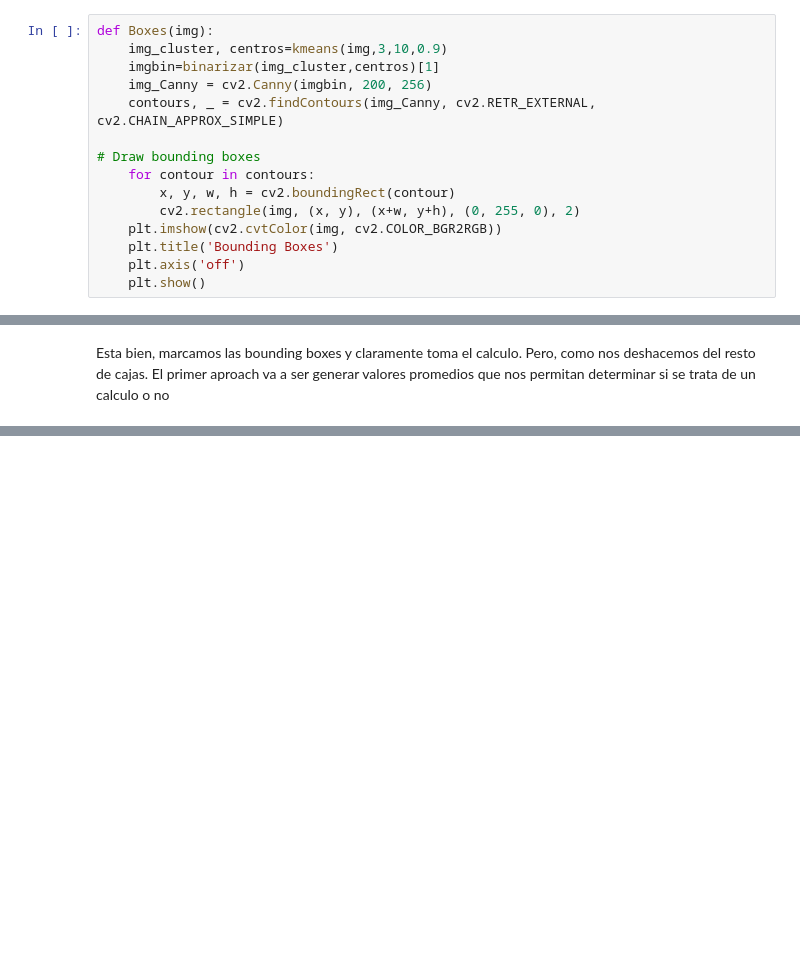
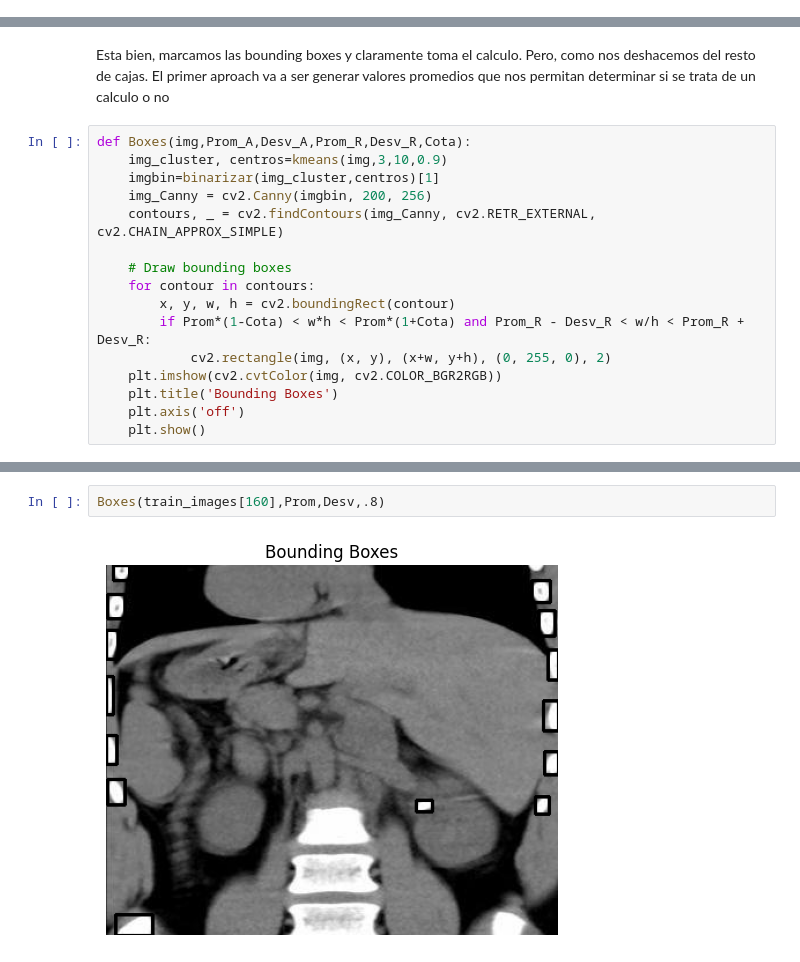
Before and after one commit to Juangonz952/PSIB, a Jupyter notebook: TPs/TP imagenes/TPfinal_IMAGENES.ipynb, the cells around one changed output, grey strips where cells are left out. Drawn from its saved outputs; the diff is of its cells as text; blank space fills up the shorter version.

```diff
--- a/TPs/TP imagenes/TPfinal_IMAGENES.ipynb
+++ b/TPs/TP imagenes/TPfinal_IMAGENES.ipynb
@@ -283,15 +301,0 @@ plt.show()
-# %%
-def Boxes(img):
-    img_cluster, centros=kmeans(img,3,10,0.9)
-    imgbin=binarizar(img_cluster,centros)[1]
-    img_Canny = cv2.Canny(imgbin, 200, 256)
-    contours, _ = cv2.findContours(img_Canny, cv2.RETR_EXTERNAL, cv2.CHAIN_APPROX_SIMPLE)
-
-# Draw bounding boxes
-    for contour in contours:
-        x, y, w, h = cv2.boundingRect(contour)
-        cv2.rectangle(img, (x, y), (x+w, y+h), (0, 255, 0), 2)
-    plt.imshow(cv2.cvtColor(img, cv2.COLOR_BGR2RGB))
-    plt.title('Bounding Boxes')
-    plt.axis('off')
-    plt.show()
@@ -298,2 +304,18 @@ def Boxes(img):
 # %% [markdown]
 Esta bien, marcamos las bounding boxes y claramente toma el calculo. Pero, como nos deshacemos del resto de cajas. El primer aproach va a ser generar valores promedios que nos permitan determinar si se trata de un calculo o no
+# %%
+def Boxes(img,Prom_A,Desv_A,Prom_R,Desv_R,Cota):
+    img_cluster, centros=kmeans(img,3,10,0.9)
+    imgbin=binarizar(img_cluster,centros)[1]
+    img_Canny = cv2.Canny(imgbin, 200, 256)
+    contours, _ = cv2.findContours(img_Canny, cv2.RETR_EXTERNAL, cv2.CHAIN_APPROX_SIMPLE)
+
+    # Draw bounding boxes
+    for contour in contours:
+        x, y, w, h = cv2.boundingRect(contour)
+        if Prom*(1-Cota) < w*h < Prom*(1+Cota) and Prom_R - Desv_R < w/h < Prom_R + Desv_R:
+            cv2.rectangle(img, (x, y), (x+w, y+h), (0, 255, 0), 2)
+    plt.imshow(cv2.cvtColor(img, cv2.COLOR_BGR2RGB))
+    plt.title('Bounding Boxes')
+    plt.axis('off')
+    plt.show()
@@ -299,0 +338,4 @@ Esta bien, marcamos las bounding boxes y claramente toma el calculo. Pero, como
+# %%
+Boxes(train_images[160],Prom,Desv,.8)
+# %% [output]
+[figure, added]
```
Also changed, not shown: parts of 14 cells of this notebook.
